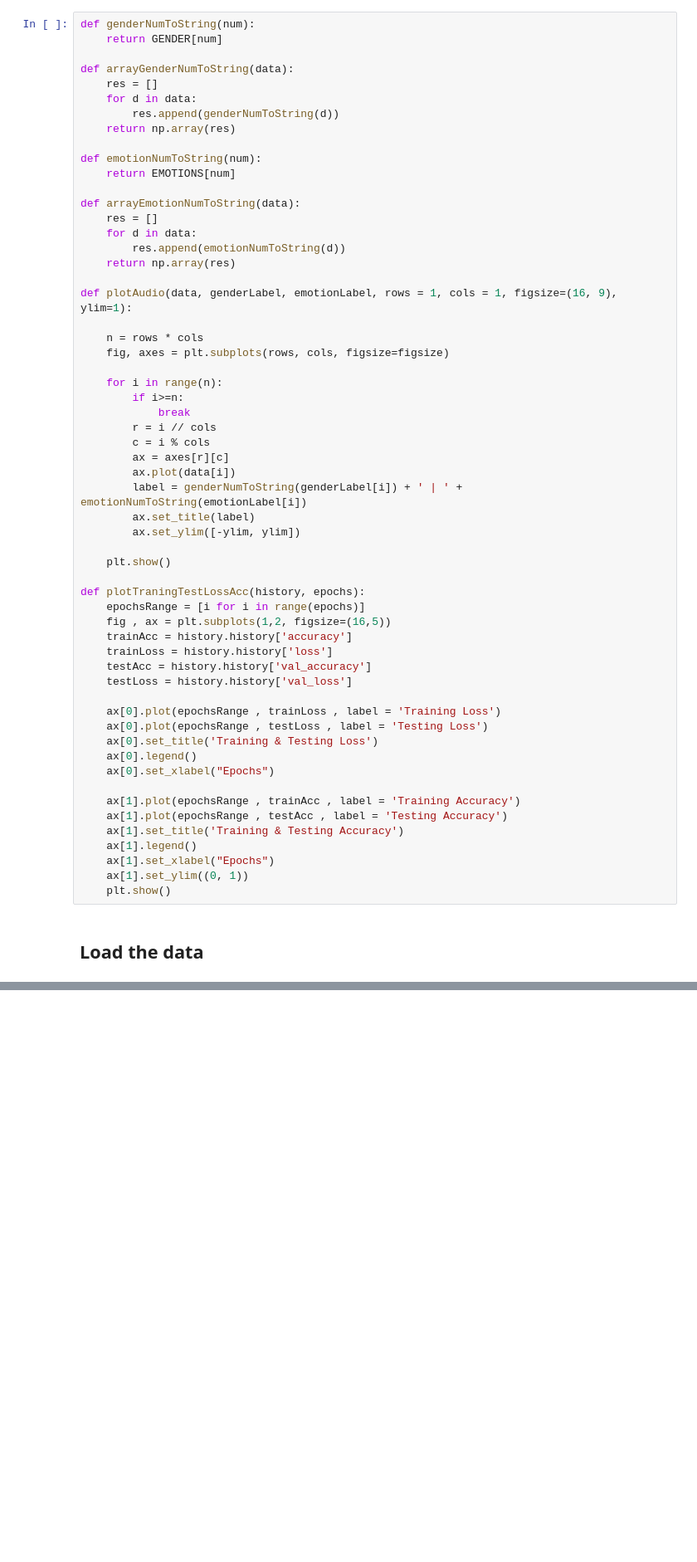
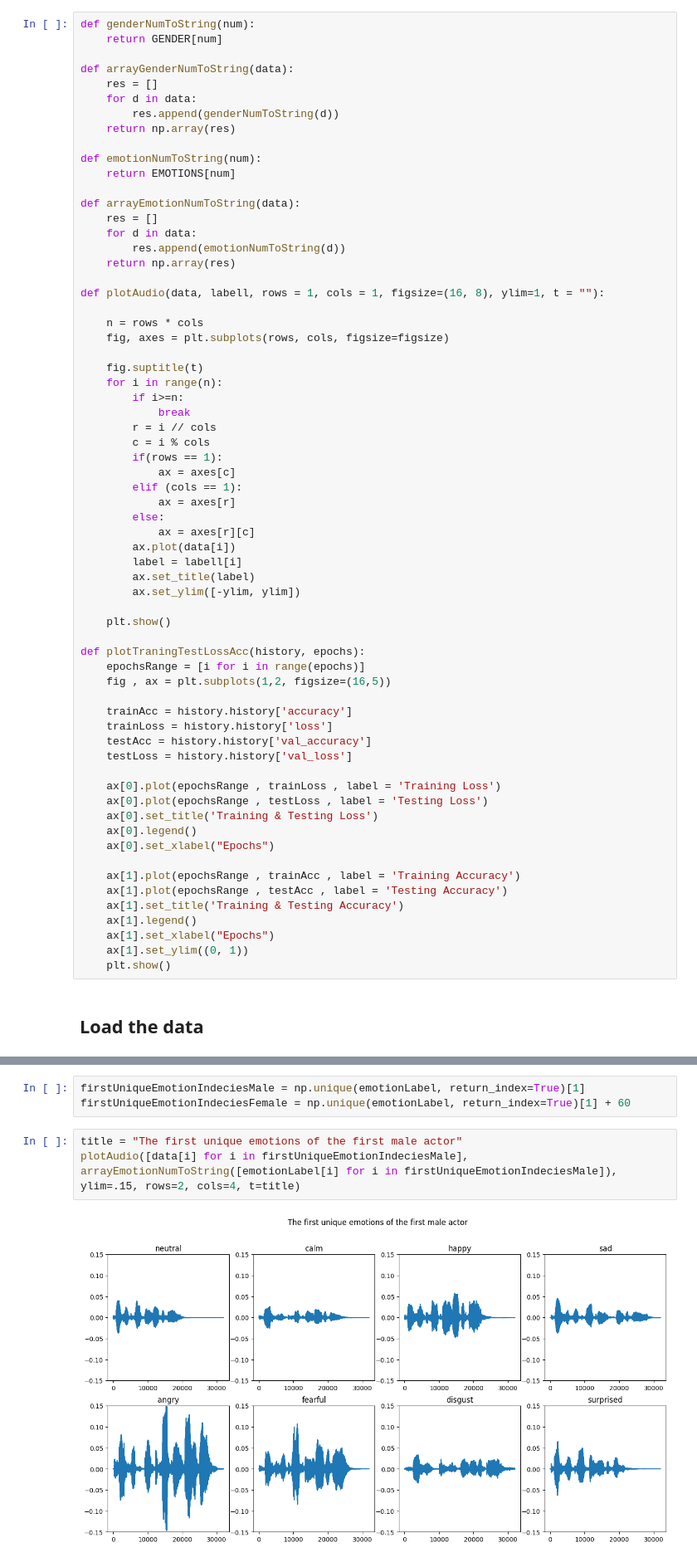
Before and after one commit to IsakLundstrom/D7041E-Mini-Project, a Jupyter notebook: project.ipynb, the cells around one changed output, grey strips where cells are left out. Shown: that part at 83% size. Cells and saved outputs as stored; diff of their text form; blank space fills up the shorter version.

```diff
--- a/project.ipynb
+++ b/project.ipynb
@@ -48,19 +49,25 @@ def arrayEmotionNumToString(data):
         res.append(emotionNumToString(d))
     return np.array(res)
 
-def plotAudio(data, genderLabel, emotionLabel, rows = 1, cols = 1, figsize=(16, 9), ylim=1):
+def plotAudio(data, labell, rows = 1, cols = 1, figsize=(16, 8), ylim=1, t = ""):
 
     n = rows * cols
     fig, axes = plt.subplots(rows, cols, figsize=figsize)
 
+    fig.suptitle(t)
     for i in range(n):
         if i>=n:
             break
         r = i // cols
         c = i % cols
-        ax = axes[r][c]
+        if(rows == 1):
+            ax = axes[c]
+        elif (cols == 1):
+            ax = axes[r]
+        else:
+            ax = axes[r][c]
         ax.plot(data[i])
-        label = genderNumToString(genderLabel[i]) + ' | ' + emotionNumToString(emotionLabel[i])
+        label = labell[i]
         ax.set_title(label)
         ax.set_ylim([-ylim, ylim])
 
@@ -69,6 +76,7 @@ def plotAudio(data, genderLabel, emotionLabel, rows = 1, cols = 1, figsize=(16,
 def plotTraningTestLossAcc(history, epochs):
     epochsRange = [i for i in range(epochs)]
     fig , ax = plt.subplots(1,2, figsize=(16,5))
+
     trainAcc = history.history['accuracy']
     trainLoss = history.history['loss']
     testAcc = history.history['val_accuracy']
@@ -121,0 +134,8 @@ plotAudio(shuffledData, shuffledGenderLabel, shuffledEmotionLabel, ylim=.15, row
+# %%
+firstUniqueEmotionIndeciesMale = np.unique(emotionLabel, return_index=True)[1]
+firstUniqueEmotionIndeciesFemale = np.unique(emotionLabel, return_index=True)[1] + 60
+# %%
+title = "The first unique emotions of the first male actor"
+plotAudio([data[i] for i in firstUniqueEmotionIndeciesMale], arrayEmotionNumToString([emotionLabel[i] for i in firstUniqueEmotionIndeciesMale]), ylim=.15, rows=2, cols=4, t=title)
+# %% [output]
+[figure, added]
```
Also changed, not shown: parts of 24 cells of this notebook, 2 other files.
